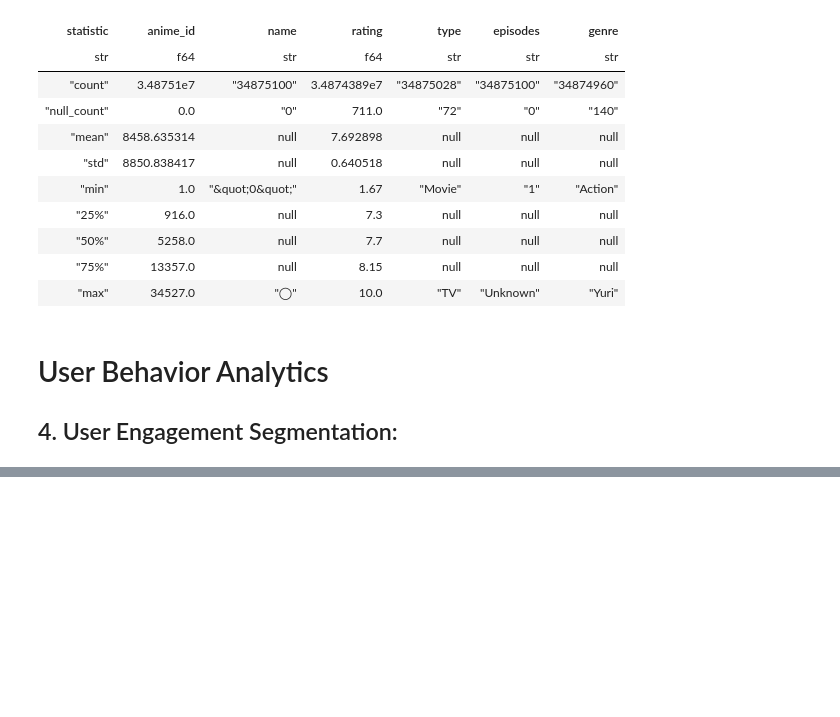
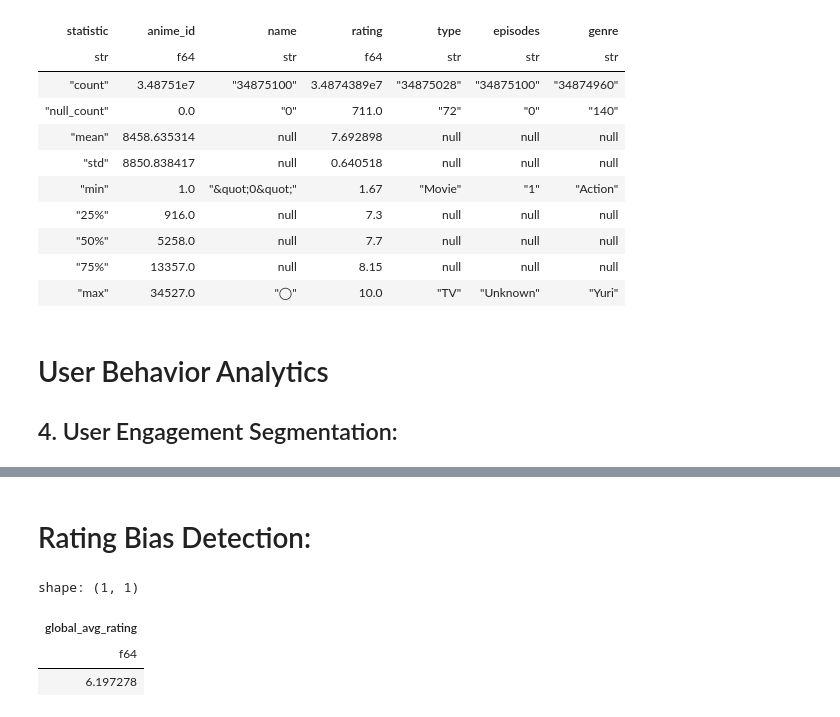
Before and after one commit to ZygimantasB/polars_library, a Jupyter notebook: kaggle/anime_dataset.ipynb, the cells around one changed output, grey strips where cells are left out. Drawn from its saved outputs; the diff is of its cells as text; code cells hidden in the pictures; blank space fills up the shorter version.

```diff
--- a/kaggle/anime_dataset.ipynb
+++ b/kaggle/anime_dataset.ipynb
@@ -421,0 +422,11 @@ shape: (73_516, 10)
+# %% [markdown]
+# Rating Bias Detection:
+# %%
+combined_df.select(
+    pl.col('rating_right').mean().alias('global_avg_rating'),
+)
+# %% [output]
+shape: (1, 1)
+| global_avg_rating |
+| f64 |
+| 6.197278 |
```
Also changed, not shown: parts of 7 cells of this notebook.
